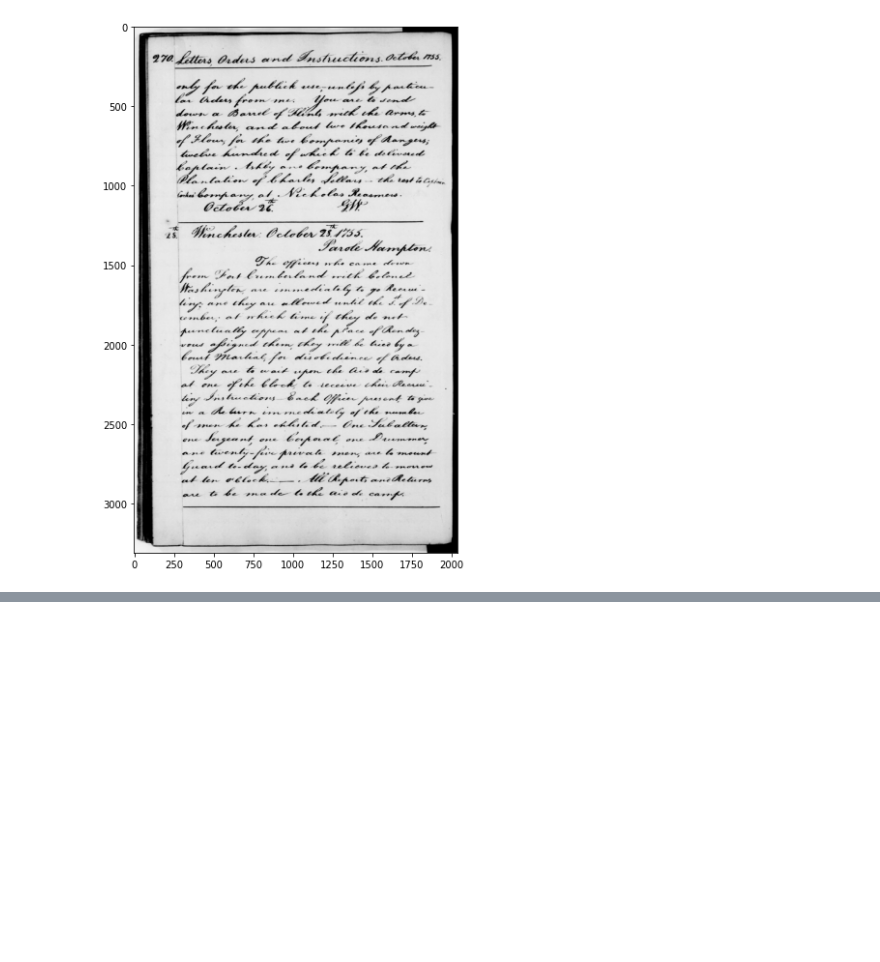
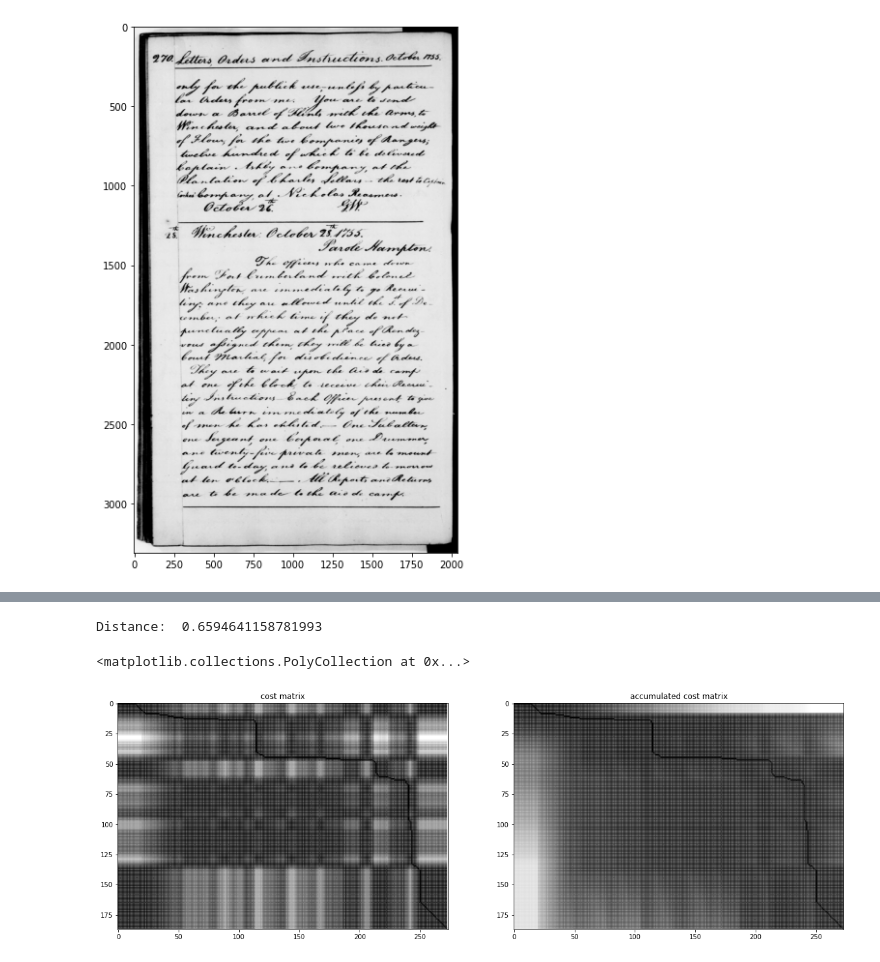
Before and after one commit to NMROSS/Pattern-Recognition-As1, a Jupyter notebook: 03_Keyword_Spotting/src/main.ipynb, the cells around one changed output, grey strips where cells are left out. Cells and saved outputs as stored; diff of their text form; code cells hidden in the pictures; blank space fills up the shorter version.

```diff
--- a/03_Keyword_Spotting/src/main.ipynb
+++ b/03_Keyword_Spotting/src/main.ipynb
@@ -63,0 +42,39 @@ print(fraction_black_in_contour(masked))
+# %%
+# Proof of Concept
+
+# As it stands now, we just need to load the transcriptions, mapped against some dtw methods like
+# * `fraction_black`
+# * `upper_contour*
+# * ...
+#
+# They can then be compared against the testing set where we choose the "best matching" transcription as label.
+
+w0 = (words[0] > threshold_otsu(words[0])) | ~masks[0]
+w1 = (words[1] > threshold_otsu(words[1])) | ~masks[1]
+
+x = fraction_black(w0)
+y = fraction_black(w1)
+
+dist, cost_mat, acc_cost_mat, path = dtw(x, y, method="classic", return_cost=True, return_accumulated=True, return_path=True)
+
+print("Distance: ", dist)
+
+path_drawing = np.zeros((y.size, x.size))
+path_drawing[tuple(path)[::-1]] = -1.
+path_drawing = path_drawing.T
+
+X,Y = np.meshgrid(np.arange(x.size),np.arange(y.size))
+
+fig, (left, right) = plt.subplots(1, 2, figsize=(20, 10))
+left.set_title("cost matrix")
+right.set_title("accumulated cost matrix")
+
+left.imshow(cost_mat)
+left.pcolor(path_drawing, alpha=0.1)
+
+right.imshow(acc_cost_mat)
+right.pcolor(path_drawing, alpha=0.1)
+# %% [output]
+Distance:  0.6594641158781993
+<matplotlib.collections.PolyCollection at 0x...>
+[figure, added]
```
Also changed, not shown: parts of 2 cells of this notebook, 1 other file.
